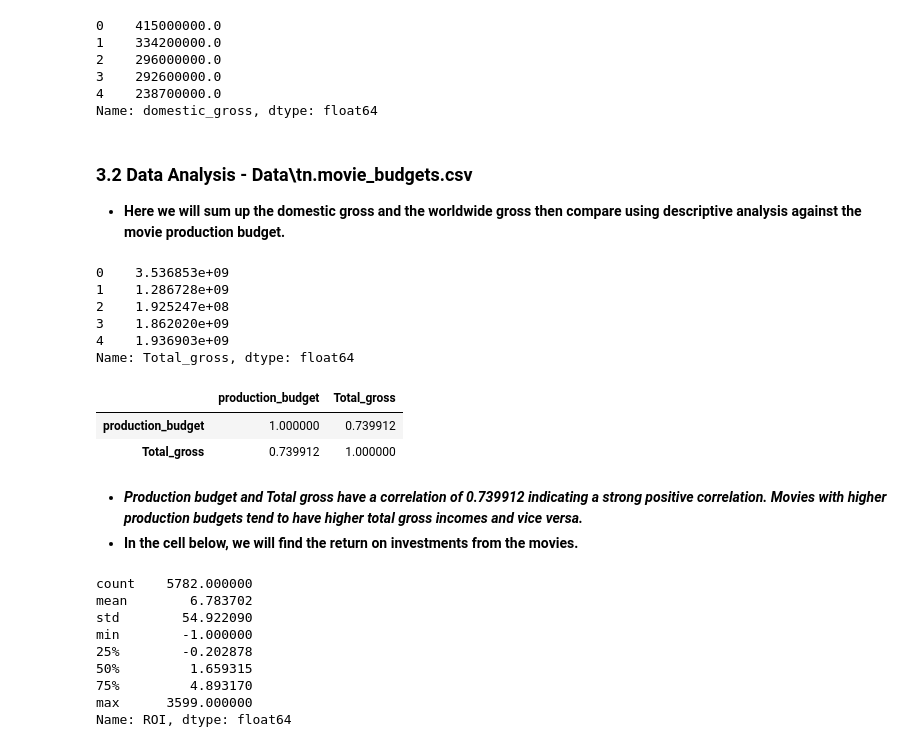
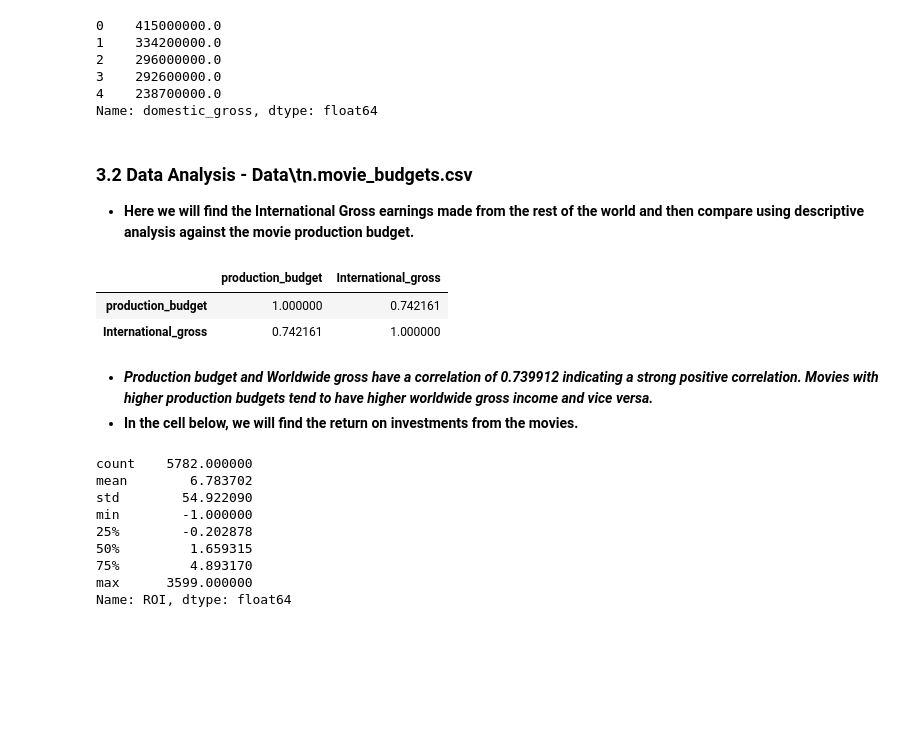
Before and after one commit to EdwinMbuthia/Project1, a Jupyter notebook: index.ipynb, the cells around one changed output. Drawn from its saved outputs; the diff is of its cells as text; code cells hidden in the pictures; blank space fills up the shorter version.

```diff
--- a/index.ipynb
+++ b/index.ipynb
@@ -312,24 +312,18 @@ df.domestic_gross.iloc[:5] #retrieves the first 5 elements from the domestic gro
 Name: domestic_gross, dtype: float64
 # %% [markdown]
 ### 3.2 Data Analysis - Data\tn.movie_budgets.csv
-- **Here we will sum up the domestic gross and the worldwide gross then compare using descriptive analysis against the movie production budget.**
+- **Here we will find the International Gross earnings made from the rest of the world and then compare using descriptive analysis against the movie production budget.**
+# %%
+budgets['International_gross'] = budgets['worldwide_gross']-budgets['domestic_gross'] #Here we've created an international column to represent the earnings from the rest of the world.
+# %%
+correlation = budgets[['production_budget', 'International_gross']].corr()
+correlation
+# %% [output]
+|  | production_budget | International_gross |
+| production_budget | 1.000000 | 0.742161 |
+| International_gross | 0.742161 | 1.000000 |
+# %% [markdown]
+- ***Production budget and Worldwide gross have a correlation of 0.739912 indicating a strong positive correlation. Movies with higher production budgets tend to have higher worldwide gross income and vice versa.***
+- ****In the cell below, we will find the return on investments from the movies.****
 # %%
-budgets['Total_gross'] = budgets['domestic_gross'] + budgets['worldwide_gross']
-budgets['Total_gross'].head()
+budgets['ROI'] = (budgets['worldwide_gross']-budgets['production_budget'])/budgets['production_budget']
-# %% [output]
-0    3.536853e+09
-1    1.286728e+09
-2    1.925247e+08
-3    1.862020e+09
-4    1.936903e+09
-Name: Total_gross, dtype: float64
-# %%
-correlation = budgets[['production_budget', 'Total_gross']].corr()
-correlation
-# %% [output]
-|  | production_budget | Total_gross |
-| production_budget | 1.000000 | 0.739912 |
-| Total_gross | 0.739912 | 1.000000 |
-# %% [markdown]
-- ***Production budget and Total gross have a correlation of 0.739912 indicating a strong positive correlation. Movies with higher production budgets tend to have higher total gross incomes and vice versa.***
-- ****In the cell below, we will find the return on investments from the movies.****
```
Also changed, not shown: parts of 1 cell of this notebook, 1 other file.
